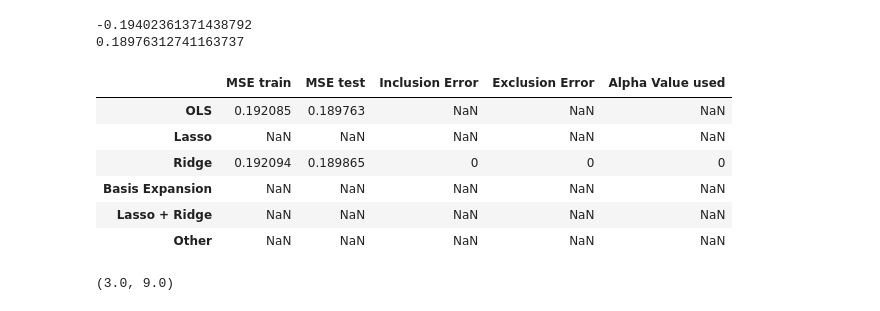
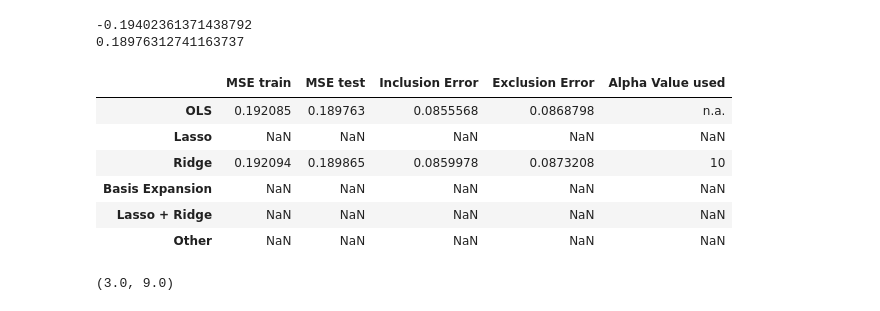
Before and after one commit to AnnetVasileva/machineLearning, a Jupyter notebook: Practical 1 read in data.ipynb, the cells around one changed output. Drawn from its saved outputs; the diff is of its cells as text; code cells hidden in the pictures.

```diff
--- a/Practical 1 read in data.ipynb
+++ b/Practical 1 read in data.ipynb
@@ -213,8 +213,8 @@ level = 6
 input_data = data_train.dropna(axis=0)["lnpercapitaconsumption"].to_frame()
 input_data["prediction"] = y_predicted
 
-actual_threshold = (input_data["lnpercapitaconsumption"] > level)
-predicted_threshold = (y_predicted < level)
+actual_threshold = (input_data["lnpercapitaconsumption"] < level)
+predicted_threshold = (y_predicted > level)
 z = np.logical_and(actual_threshold,predicted_threshold)
 len(z[z == True]) / len(data_train.dropna(axis=0)["lnpercapitaconsumption"])
 # %% [output]
@@ -246,14 +246,18 @@ def inex(predicted, actual, level, incl: bool, err: bool):
 
     actual_threshold = np.zeros(len(y))
 
-    if err is True:
+    if err is True and incl is True:
+        actual_threshold = (actual > level)
+    elif err is True and incl is False:
+        actual_threshold = (actual < level)
+    elif err is False and incl is False:
         actual_threshold = (actual > level)
     else:
         actual_threshold = (actual < level)
 
 
     data = pd.DataFrame(index = range(0,len(predicted)), columns = ["actual","predicted"])
-    data["actual"] = actual_threshold
+    data["actual"] = actual_threshold.values
     data["predicted"] = predicted_threshold
 
     z = np.logical_and(data["actual"], data["predicted"])
@@ -344,15 +379,15 @@ print(np.mean(residuals**2))
 # %%
 # insert some vaues to the table
 from sklearn.metrics import mean_squared_error
 
-results.iloc[0,0] = mean_squared_error(y_train, prediction_train)
-results.iloc[0,1] = mean_squared_error(y_test, prediction)
+results.loc["OLS"] = ([mean_squared_error(y_train, prediction_train),mean_squared_error(y_test, prediction),inex(prediction, y_test,6,incl=True, err = True), inex(prediction, y_test, 6,incl=False, err = True), "n.a."])
+
 results
 # %% [output]
 |  | MSE train | MSE test | Inclusion Error | Exclusion Error | Alpha Value used |
-| OLS | 0.192085 | 0.189763 | NaN | NaN | NaN |
+| OLS | 0.192085 | 0.189763 | 0.0855568 | 0.0868798 | n.a. |
 | Lasso | NaN | NaN | NaN | NaN | NaN |
-| Ridge | 0.192094 | 0.189865 | 0 | 0 | 0 |
+| Ridge | 0.192094 | 0.189865 | 0.0859978 | 0.0873208 | 10 |
 | Basis Expansion | NaN | NaN | NaN | NaN | NaN |
 | Lasso + Ridge | NaN | NaN | NaN | NaN | NaN |
 | Other | NaN | NaN | NaN | NaN | NaN |
```
Also changed, not shown: parts of 10 cells of this notebook.
